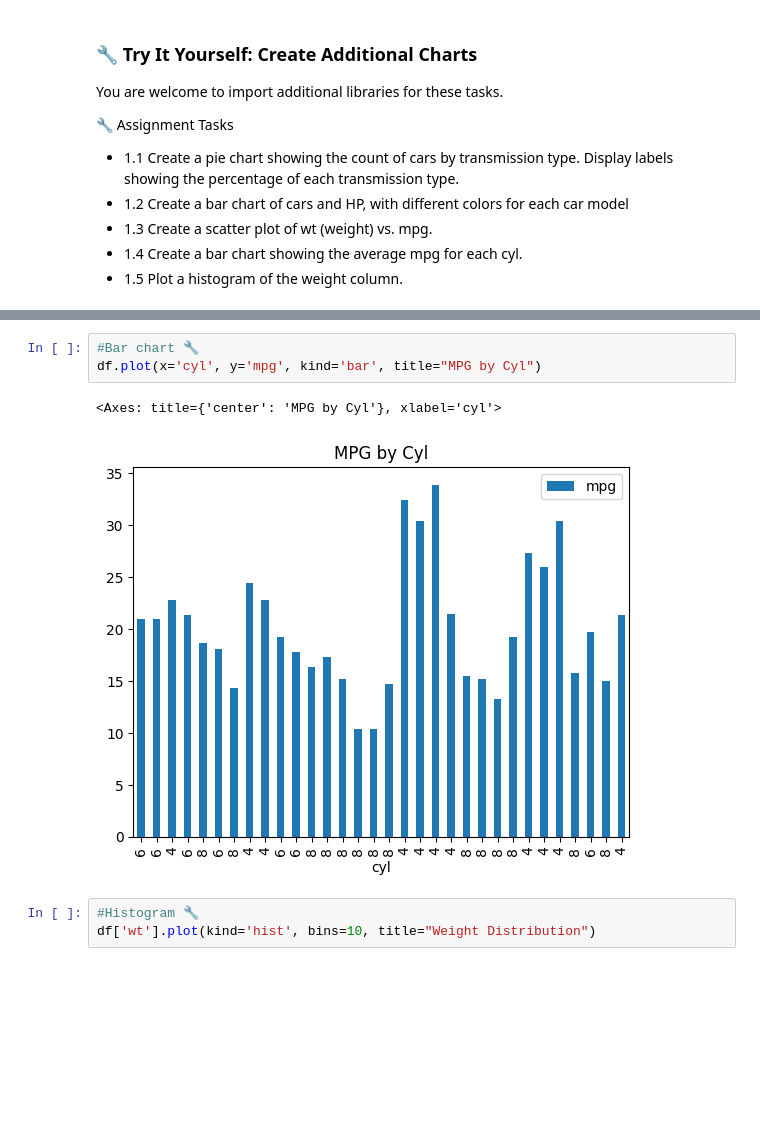
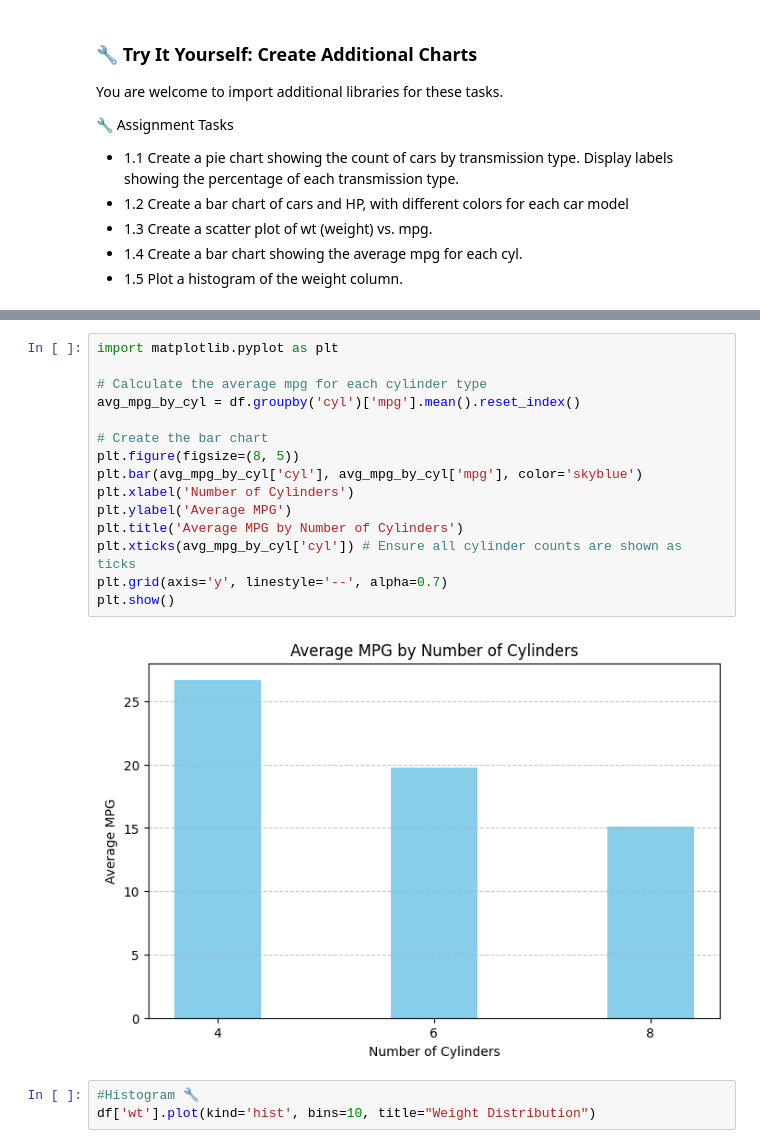
Before and after one commit to meilynbear/AItranscript, a Jupyter notebook: Labs/lab_03_visualization_intro.ipynb, the cells around one changed output, grey strips where cells are left out. Saved outputs shown, nothing was run; the diff lists cells and outputs as text; blank space fills up the shorter version.

```diff
--- a/Labs/lab_03_visualization_intro.ipynb
+++ b/Labs/lab_03_visualization_intro.ipynb
@@ -198,9 +220,20 @@ df.plot.scatter(x='wt',y='mpg',c='wt')
-# %%
-#Bar chart 🔧
-df.plot(x='cyl', y='mpg', kind='bar', title="MPG by Cyl")
-# %% [output]
-<Axes: title={'center': 'MPG by Cyl'}, xlabel='cyl'>
-[figure, removed]
+# %%
+import matplotlib.pyplot as plt
+
+# Calculate the average mpg for each cylinder type
+avg_mpg_by_cyl = df.groupby('cyl')['mpg'].mean().reset_index()
+
+# Create the bar chart
+plt.figure(figsize=(8, 5))
+plt.bar(avg_mpg_by_cyl['cyl'], avg_mpg_by_cyl['mpg'], color='skyblue')
+plt.xlabel('Number of Cylinders')
+plt.ylabel('Average MPG')
+plt.title('Average MPG by Number of Cylinders')
+plt.xticks(avg_mpg_by_cyl['cyl']) # Ensure all cylinder counts are shown as ticks
+plt.grid(axis='y', linestyle='--', alpha=0.7)
+plt.show()
+# %% [output]
+[figure, added]
 # %%
 #Histogram 🔧
 df['wt'].plot(kind='hist', bins=10, title="Weight Distribution")
```
Also changed, not shown: parts of 6 cells of this notebook.
